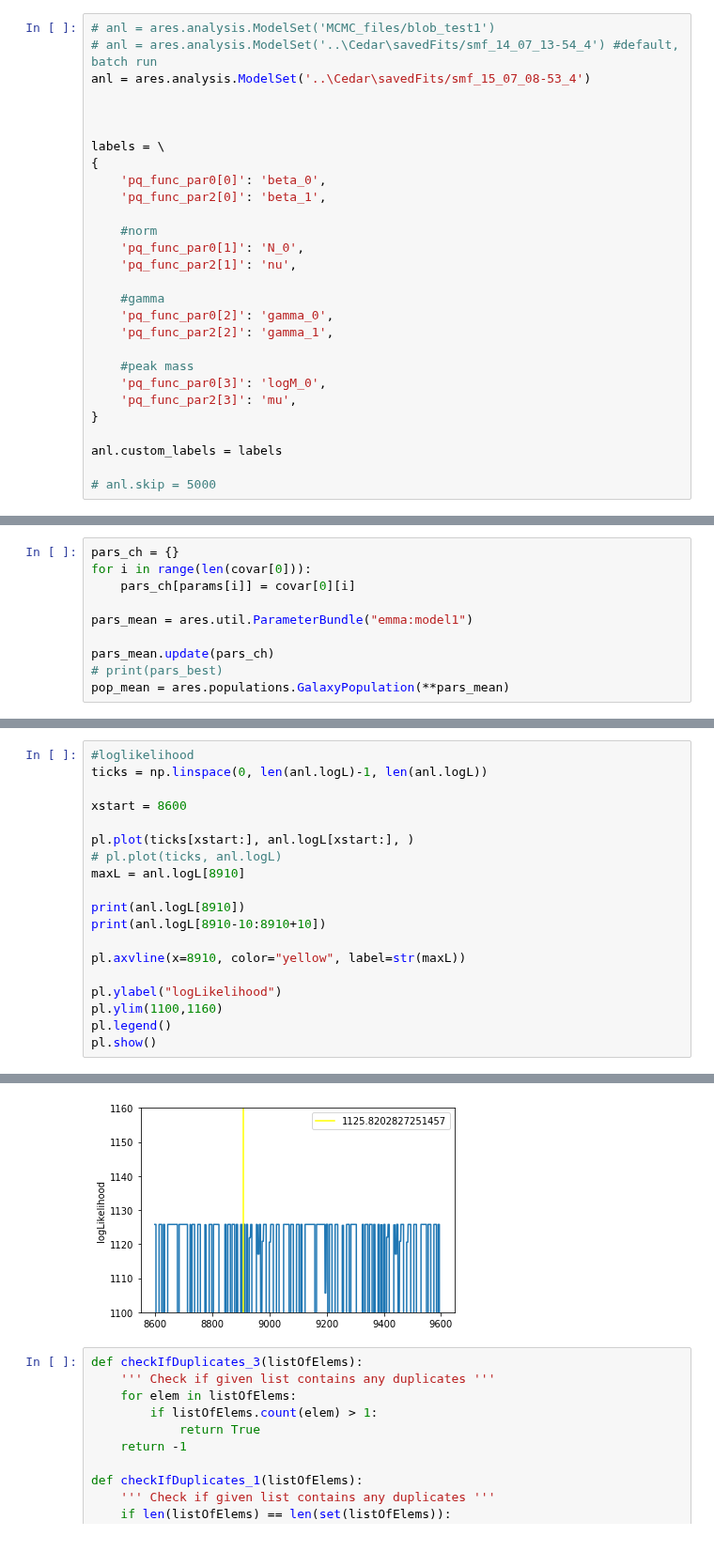
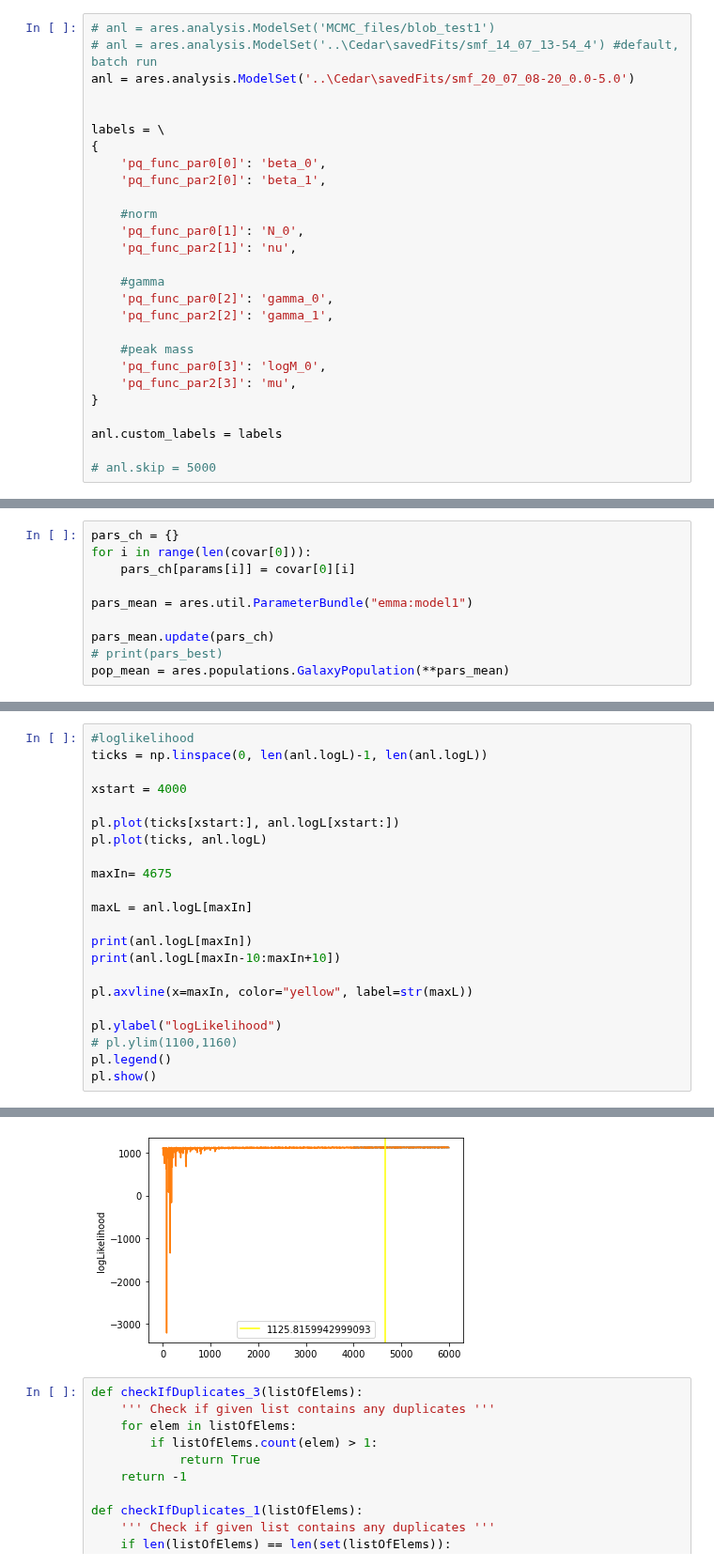
Before and after one commit to eklem1/GalaxySim, a Jupyter notebook: AnotherBlob.ipynb, the cells around one changed output, grey strips where cells are left out. Shown at 94% size. Saved outputs shown, nothing was run; the diff lists cells and outputs as text.

```diff
--- a/AnotherBlob.ipynb
+++ b/AnotherBlob.ipynb
@@ -182,8 +37,7 @@ fitter.run('MCMC_files/blob_test2', burn=5, steps=40, save_freq=1, clobber=True)
 # %%
 # anl = ares.analysis.ModelSet('MCMC_files/blob_test1')
 # anl = ares.analysis.ModelSet('..\Cedar\savedFits/smf_14_07_13-54_4') #default, batch run
-anl = ares.analysis.ModelSet('..\Cedar\savedFits/smf_15_07_08-53_4')
-
+anl = ares.analysis.ModelSet('..\Cedar\savedFits/smf_20_07_08-20_0.0-5.0')
 
 
 labels = \
@@ -426,19 +350,22 @@ pl.show()
 #loglikelihood
 ticks = np.linspace(0, len(anl.logL)-1, len(anl.logL))
 
-xstart = 8600
+xstart = 4000
 
-pl.plot(ticks[xstart:], anl.logL[xstart:], )
-# pl.plot(ticks, anl.logL)
-maxL = anl.logL[8910]
+pl.plot(ticks[xstart:], anl.logL[xstart:])
+pl.plot(ticks, anl.logL)
 
-print(anl.logL[8910])
-print(anl.logL[8910-10:8910+10])
+maxIn= 4675
 
-pl.axvline(x=8910, color="yellow", label=str(maxL))
+maxL = anl.logL[maxIn]
+
+print(anl.logL[maxIn])
+print(anl.logL[maxIn-10:maxIn+10])
+
+pl.axvline(x=maxIn, color="yellow", label=str(maxL))
 
 pl.ylabel("logLikelihood")
-pl.ylim(1100,1160)
+# pl.ylim(1100,1160)
 pl.legend()
 pl.show()
 # %% [output]
@@ -452,4 +380,4 @@ pl.show()
-[figure, old version]
+[figure, new version]
 # %%
 def checkIfDuplicates_3(listOfElems):
     ''' Check if given list contains any duplicates '''
```
Also changed, not shown: parts of 25 cells of this notebook, 2 other files.
